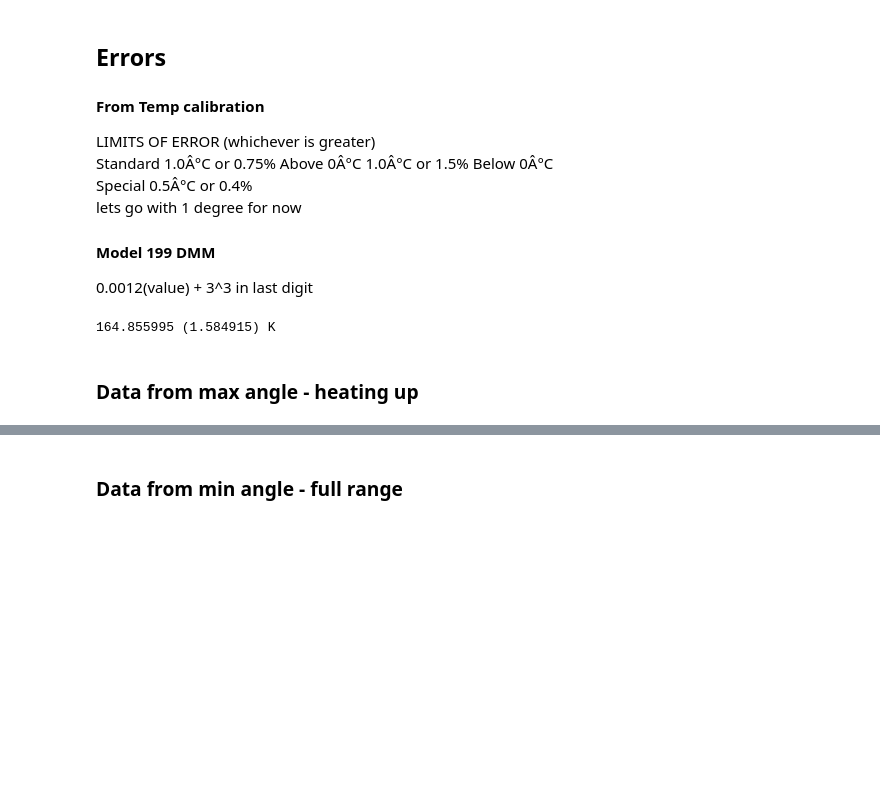
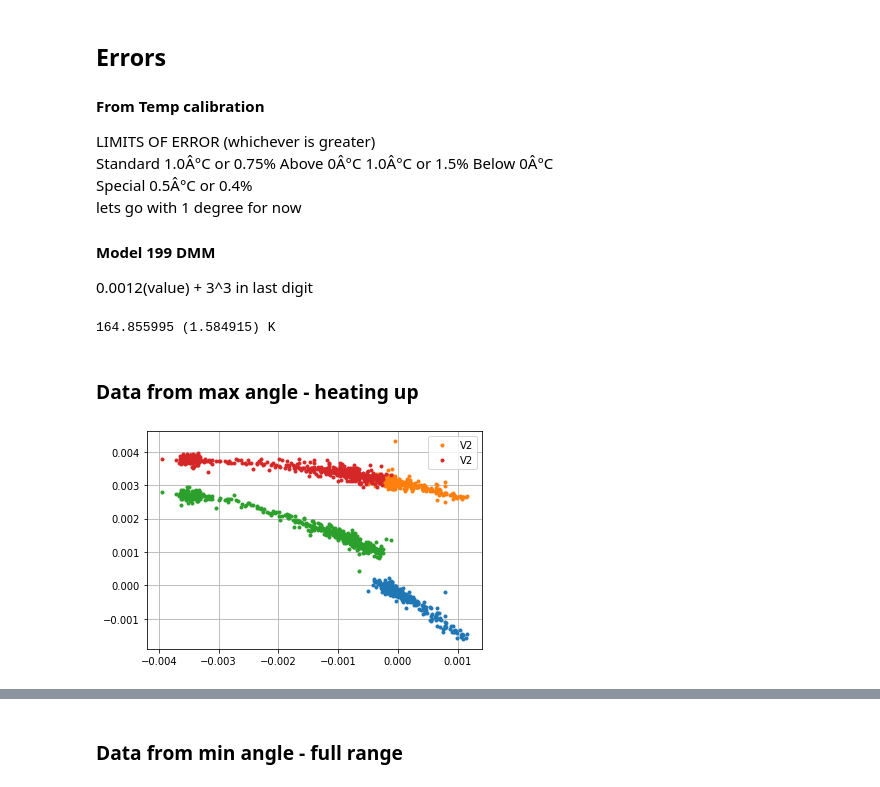
Before and after one commit to eklem1/ModernLab, a Jupyter notebook: ConstMag_Temp.ipynb, the cells around one changed output, grey strips where cells are left out. Drawn from its saved outputs; the diff is of its cells as text; code cells hidden in the pictures; blank space fills up the shorter version.

```diff
--- a/ConstMag_Temp.ipynb
+++ b/ConstMag_Temp.ipynb
@@ -183 +210,35 @@ print("%f (%f) K" %(Temp[0], Temp[1]))
+# %%
+# peak = np.where(tempdataMandT == np.amax(tempdataMandT))[0][0]
+# tempdataMandT = tempdataMandT[0:peak]
+# dataMandT = dataMandT[:, 0:peak]
+
+# print(len(dataMandT))
+
+# plt.plot(tempdataMandT, ls=" ", marker=".")
+
+# plt.grid()
+# plt.xlabel("timeish")
+# plt.ylabel("Temperature [C]")
+
+# plt.show()
+
+dataM_T_maxA_mid = np.transpose((np.loadtxt('Data/2020-02-21 11_53 Voltage Readings Data.csv', delimiter=',', skiprows = 1)))[:, 100:760]
+dataM_T_maxA_low = np.transpose((np.loadtxt('Data/2020-02-19 14_49 Voltage Readings Data.csv', delimiter=',', skiprows = 1)))[:, 100:760]
+
+plt.plot(dataM_T_maxA_mid[7], dataM_T_maxA_mid[0], ls=" ", marker=".")
+plt.plot(dataM_T_maxA_mid[7], dataM_T_maxA_mid[1], ls=" ", marker=".", label="V2")
+
+plt.plot(dataM_T_maxA_low[7], dataM_T_maxA_low[0], ls=" ", marker=".")
+plt.plot(dataM_T_maxA_low[7], dataM_T_maxA_low[1], ls=" ", marker=".", label="V2")
+plt.grid()
+plt.legend()
+plt.show()
+
+# plt.plot(dataM_T_maxA_low[7], ls=" ", marker=".")
+# plt.plot(dataM_T_maxA_mid[7], ls=" ", marker=".")
+# plt.grid()
+# plt.legend()
+# plt.show()
+# %% [output]
+[figure, added]
 # %%
```
Also changed, not shown: parts of 15 cells of this notebook, 5 other files.
